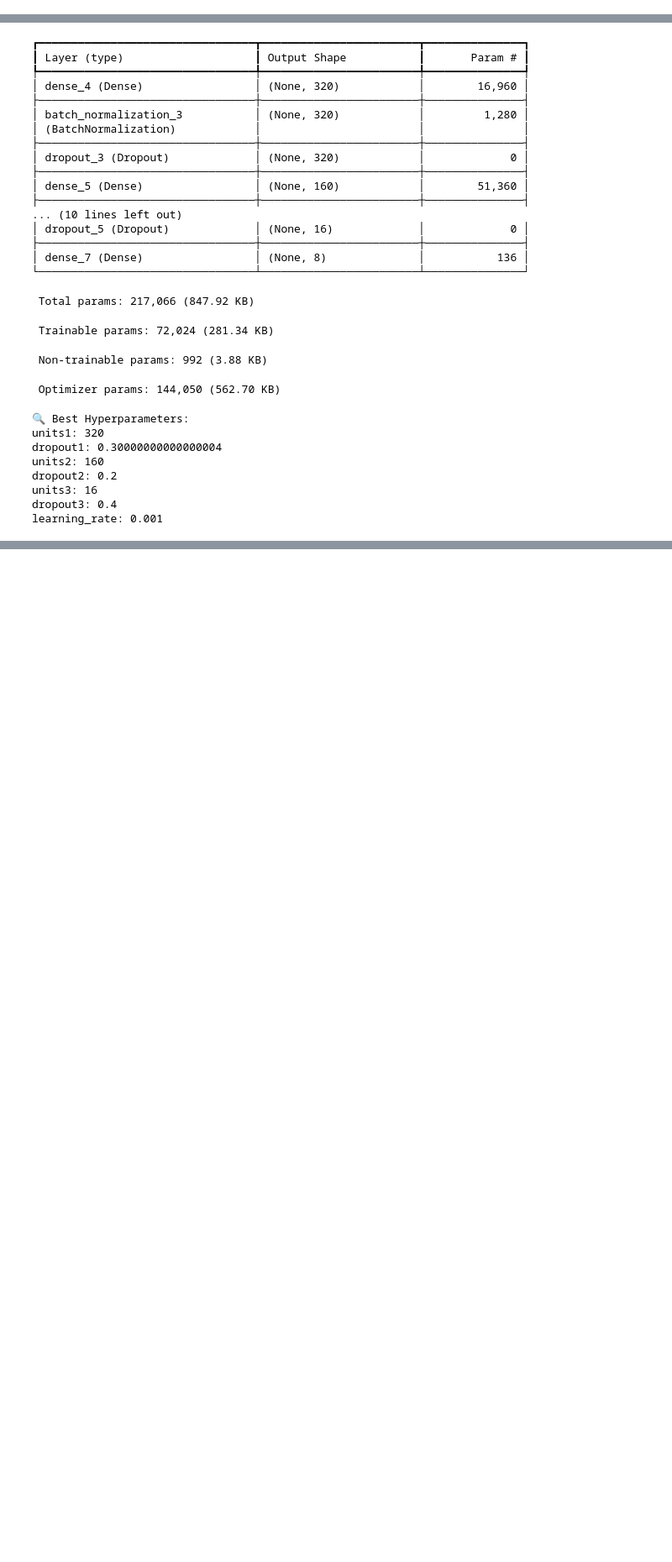
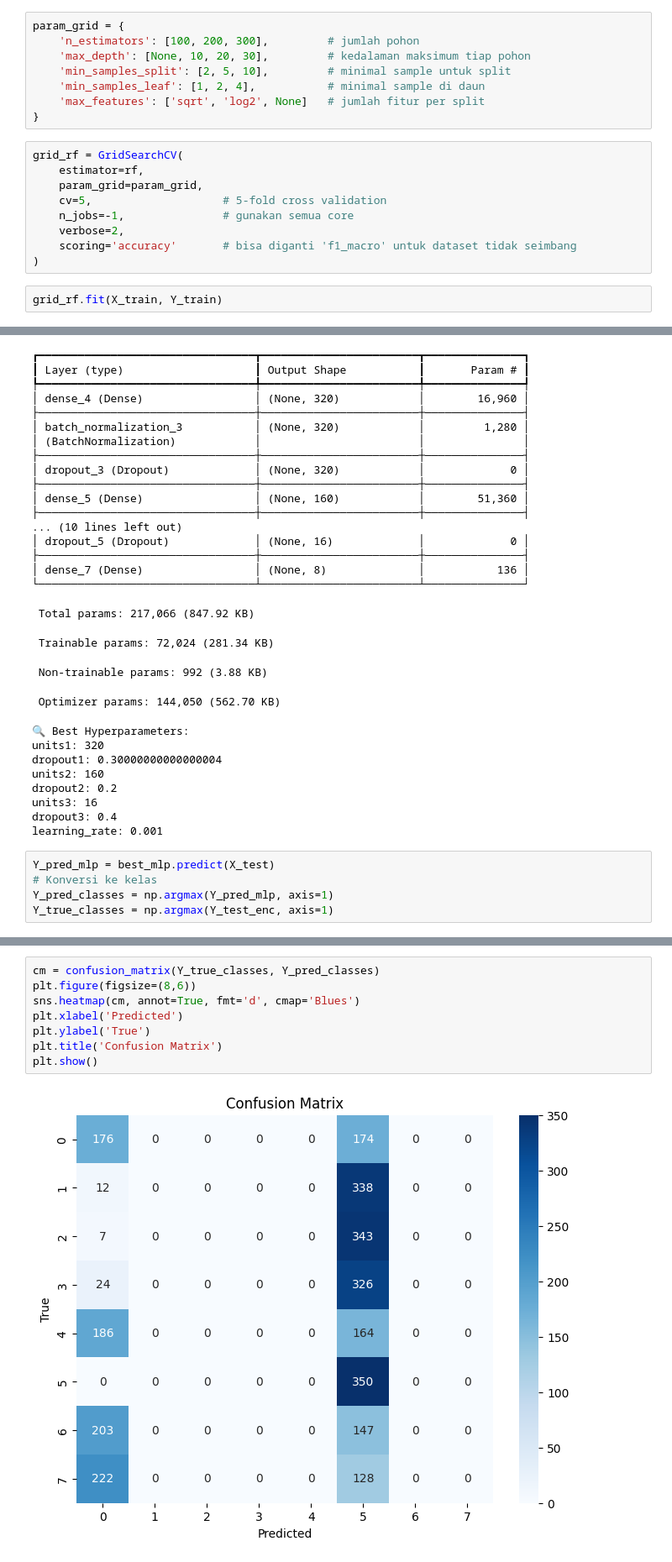
Before and after one commit to Bryy248/OCTPrediction, a Jupyter notebook: main2.ipynb, the cells around one changed output, grey strips where cells are left out. Shown at 84% size. Drawn from its saved outputs; the diff is of its cells as text; blank space fills up the shorter version.

```diff
--- a/main2.ipynb
+++ b/main2.ipynb
@@ -328,0 +338,19 @@ plot_confusion_matrix(
+# %%
+param_grid = {
+    'n_estimators': [100, 200, 300],         # jumlah pohon
+    'max_depth': [None, 10, 20, 30],         # kedalaman maksimum tiap pohon
+    'min_samples_split': [2, 5, 10],         # minimal sample untuk split
+    'min_samples_leaf': [1, 2, 4],           # minimal sample di daun
+    'max_features': ['sqrt', 'log2', None]   # jumlah fitur per split
+}
+# %%
+grid_rf = GridSearchCV(
+    estimator=rf,
+    param_grid=param_grid,
+    cv=5,                    # 5-fold cross validation
+    n_jobs=-1,               # gunakan semua core
+    verbose=2,
+    scoring='accuracy'       # bisa diganti 'f1_macro' untuk dataset tidak seimbang
+)
+# %%
+grid_rf.fit(X_train, Y_train)
@@ -484,3 +593,8 @@ dropout2: 0.2
 units3: 16
 dropout3: 0.4
 learning_rate: 0.001
+# %%
+Y_pred_mlp = best_mlp.predict(X_test)
+# Konversi ke kelas
+Y_pred_classes = np.argmax(Y_pred_mlp, axis=1)
+Y_true_classes = np.argmax(Y_test_enc, axis=1)
@@ -486,0 +608,10 @@ learning_rate: 0.001
+# %%
+cm = confusion_matrix(Y_true_classes, Y_pred_classes)
+plt.figure(figsize=(8,6))
+sns.heatmap(cm, annot=True, fmt='d', cmap='Blues')
+plt.xlabel('Predicted')
+plt.ylabel('True')
+plt.title('Confusion Matrix')
+plt.show()
+# %% [output]
+[figure, added]
```
Also changed, not shown: parts of 10 cells of this notebook, 1 other file.
